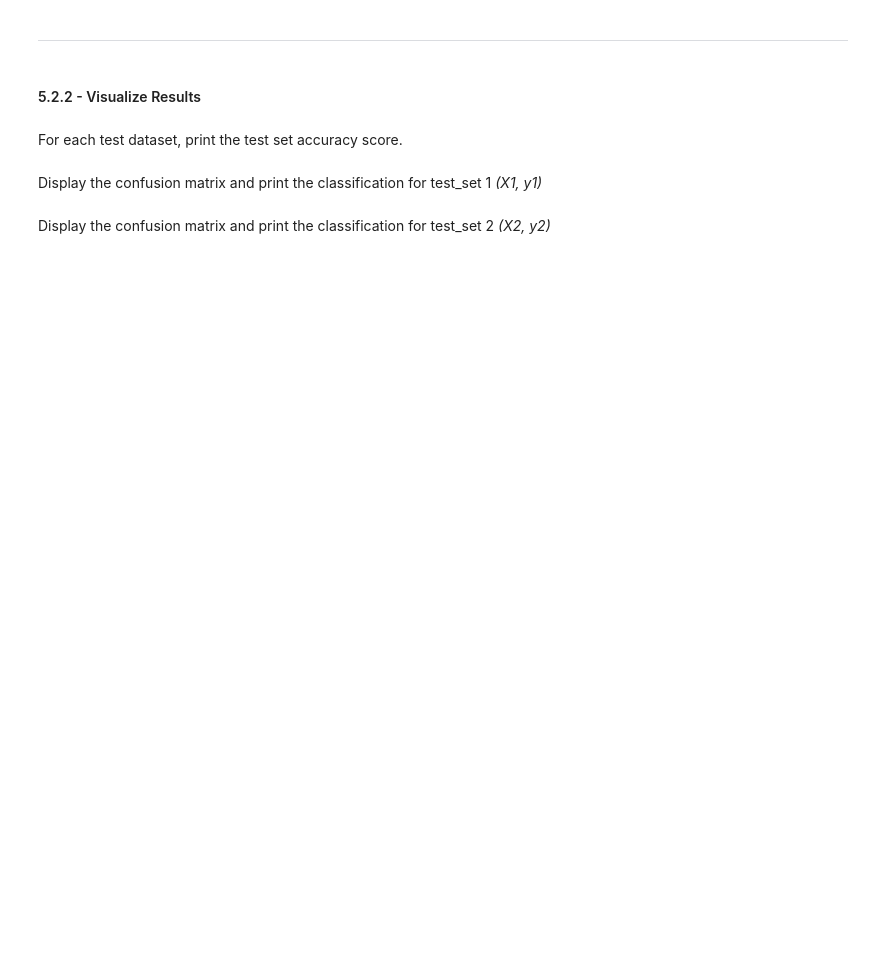
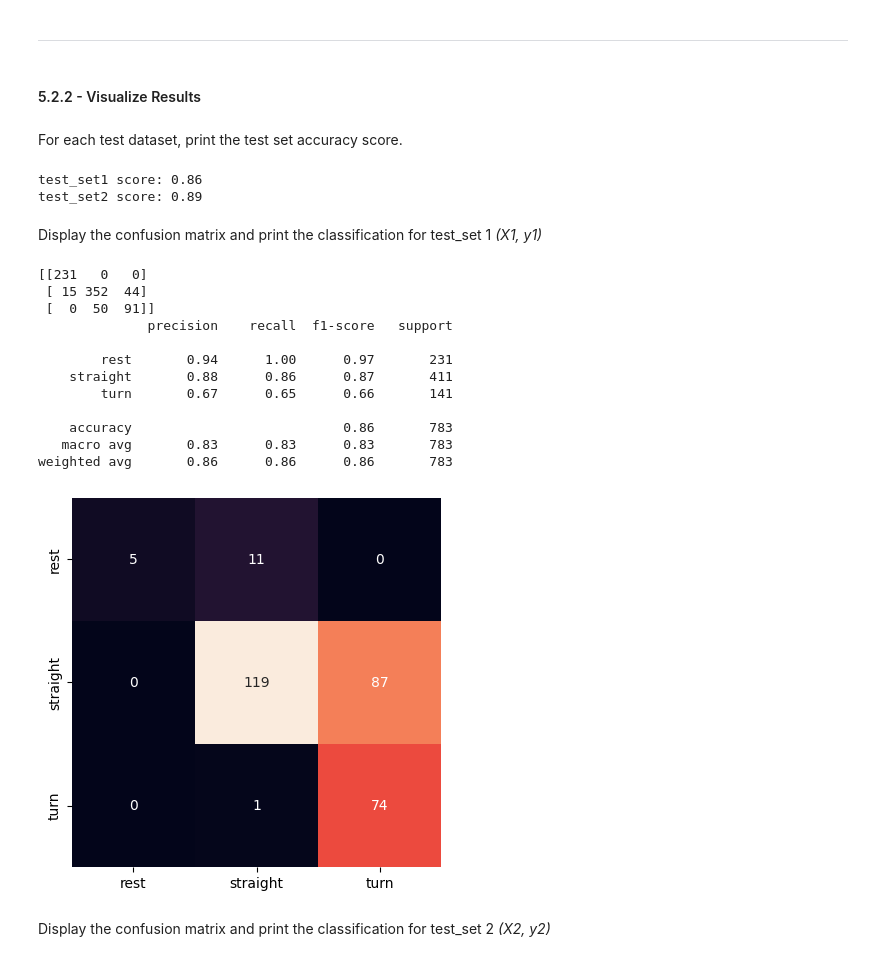
Before and after one commit to AnthonyKelly8/engg680_2024_fall, a Jupyter notebook: Lab_Assignment4/Assignment 4.ipynb, the cells around one changed output. Drawn from its saved outputs; the diff is of its cells as text; code cells hidden in the pictures; blank space fills up the shorter version.

```diff
--- a/Lab_Assignment4/Assignment 4.ipynb
+++ b/Lab_Assignment4/Assignment 4.ipynb
@@ -1022,6 +1203,7 @@ The model trained in 5.1, is to be tested on the independent datasets, that is t
 Seperate the testsets into features and target vectors *(X1, y1)* and *(X2,y2)*
 # %%
 # TODO - Load the target vector from test_set1 into y1, and the selected features from test_set1 into X1
-# y1 =
-# X1 =
+
+y1 = test_set1['motion_state']
+X1 = test_set1[['ax_var', 'ay_var', 'az_sum', 'a_sum', 'gz_var']]
 X1.head(2)
@@ -1038,7 +1229,11 @@ ___
 For each test dataset, print the test set accuracy score.
 # %%
 # TODO - Print test score accuracies for test_set1 and test_set2
-#print("test_set1 score: {:.2f}".format(???))
-#print("test_set2 score: {:.2f}".format(???))
+
+print("test_set1 score: {:.2f}".format(grid.score(X1,y1)))
+print("test_set2 score: {:.2f}".format(grid.score(X2, y2)))
+# %% [output]
+test_set1 score: 0.86
+test_set2 score: 0.89
 # %% [markdown]
 Display the confusion matrix and print the classification for test_set 1 *(X1, y1)*
@@ -1047,2 +1240,24 @@ Display the confusion matrix and print the classification for test_set 1 *(X1, y
+# %%
+# TODO - Display confusion matrix and print classification report for (X1, y1)
+
+sns.heatmap(conf_mat, xticklabels=['rest', 'straight', 'turn'],  yticklabels=['rest', 'straight', 'turn'], square=True, annot=True, cbar=False, fmt='d')
+y1_pred = grid.predict(X1)
+conf_matrix = confusion_matrix(y1, y1_pred)
+print(conf_matrix)
+print(classification_report(y1, y1_pred))
+# %% [output]
+[[231   0   0]
+ [ 15 352  44]
+ [  0  50  91]]
+              precision    recall  f1-score   support
+
+        rest       0.94      1.00      0.97       231
+    straight       0.88      0.86      0.87       411
+        turn       0.67      0.65      0.66       141
+
+    accuracy                           0.86       783
+   macro avg       0.83      0.83      0.83       783
+weighted avg       0.86      0.86      0.86       783
+[figure, added]
 # %% [markdown]
 Display the confusion matrix and print the classification for test_set 2 *(X2, y2)*
```
Also changed, not shown: parts of 33 cells of this notebook.
